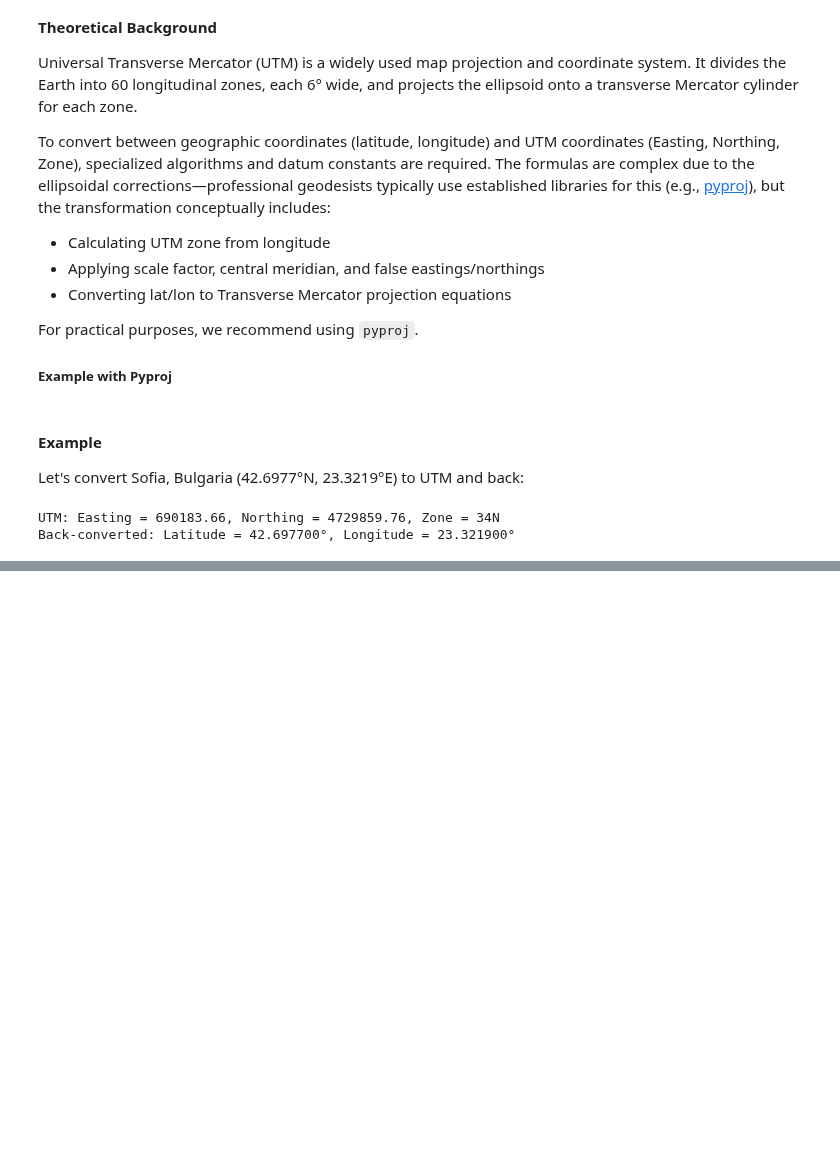
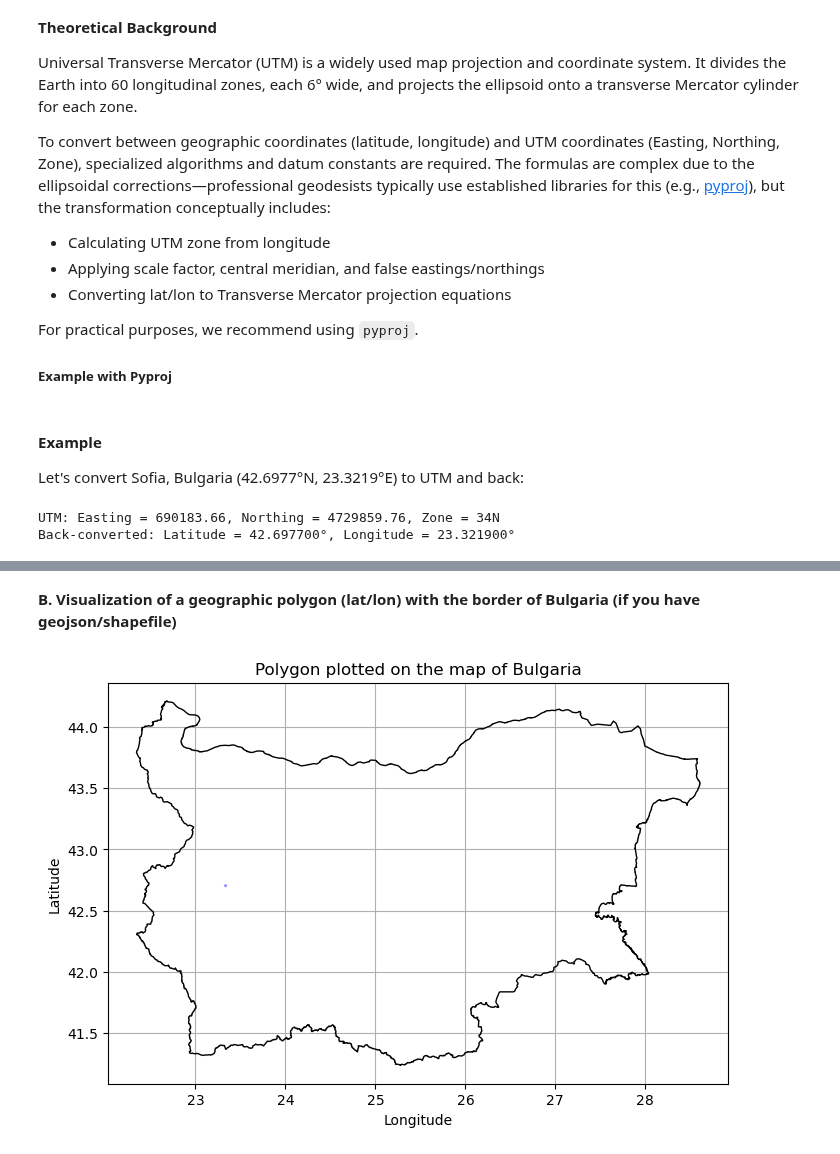
Before and after one commit to Araychev/UPSKILL-AI-and-Machine-Learning---2025, a Jupyter notebook: Math Concepts for Developers - март 2025/Regular_Exam_Project/math_concepts_geo_project.ipynb, the cells around one changed output, grey strips where cells are left out. Cells and saved outputs as stored; diff of their text form; code cells hidden in the pictures; blank space fills up the shorter version.

```diff
--- a/Math Concepts for Developers - март 2025/Regular_Exam_Project/math_concepts_geo_project.ipynb
+++ b/Math Concepts for Developers - март 2025/Regular_Exam_Project/math_concepts_geo_project.ipynb
@@ -733,0 +935,24 @@ Back-converted: Latitude = 42.697700°, Longitude = 23.321900°
+# %% [markdown]
+**B. Visualization of a geographic polygon (lat/lon) with the border of Bulgaria (if you have geojson/shapefile)**
+# %%
+
+# Зареждане на geojson с България, ако имаш
+bg = gpd.read_file("bulgaria_border.json")
+
+# Примерен полигон край София (градски координати в градуси)
+
+lat = [42.7, 42.71, 42.705, 42.7]
+lon = [23.32, 23.33, 23.325, 23.32]
+poly = Polygon(zip(lon, lat))   # shapely очаква (lon, lat)!
+poly_gdf = gpd.GeoDataFrame({'geometry': [poly]}, crs="EPSG:4326")
+
+fig, ax = plt.subplots(figsize=(8,8))
+bg.boundary.plot(ax=ax, color="black", lw=1)
+poly_gdf.plot(ax=ax, color="cornflowerblue", alpha=0.4, edgecolor="blue", linewidth=2)
+ax.set_title("Polygon plotted on the map of Bulgaria")
+ax.set_xlabel("Longitude")
+ax.set_ylabel("Latitude")
+plt.grid(True)
+plt.show()
+# %% [output]
+[figure, added]
```
Also changed, not shown: parts of 16 cells of this notebook, 1 other file.
